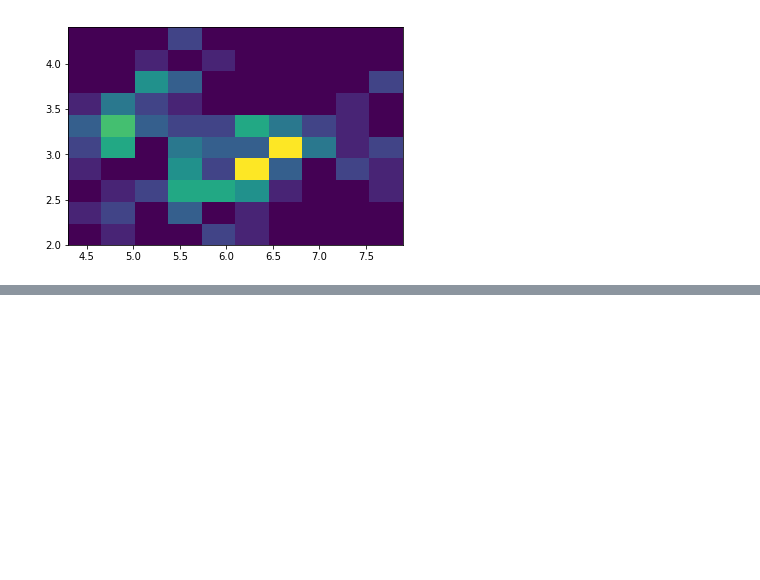
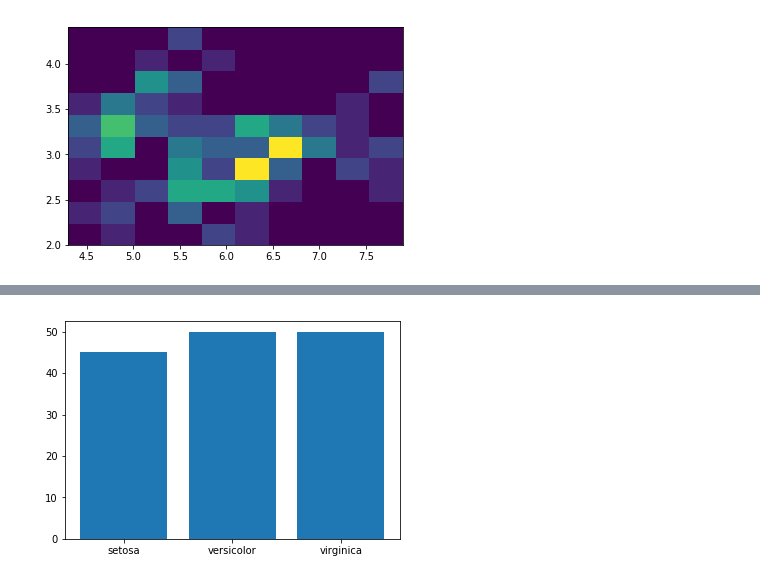
Before and after one commit to davibarreira/Macaco, a Jupyter notebook: MacacoNotebook.ipynb, the cells around one changed output, grey strips where cells are left out. Cells and saved outputs as stored; diff of their text form; code cells hidden in the pictures; blank space fills up the shorter version.

```diff
--- a/MacacoNotebook.ipynb
+++ b/MacacoNotebook.ipynb
@@ -240,0 +241,4 @@ df.Bar('sepal_length','species',tipo='soma')
+# %%
+df.Bar('sepal_length','species',tipo='contador')
+# %% [output]
+[figure, added]
```
Also changed, not shown: parts of 3 cells of this notebook, 2 other files.
